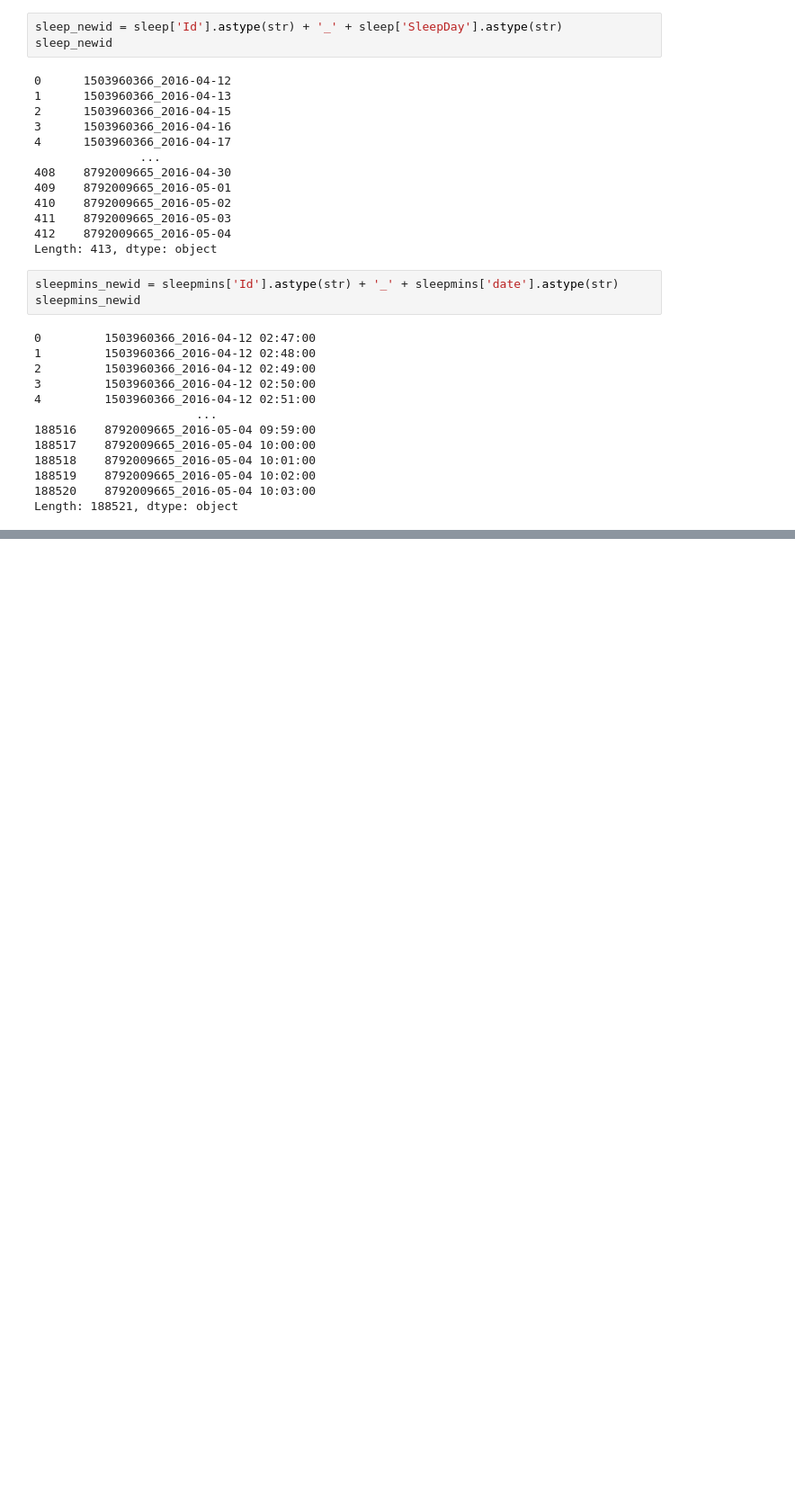
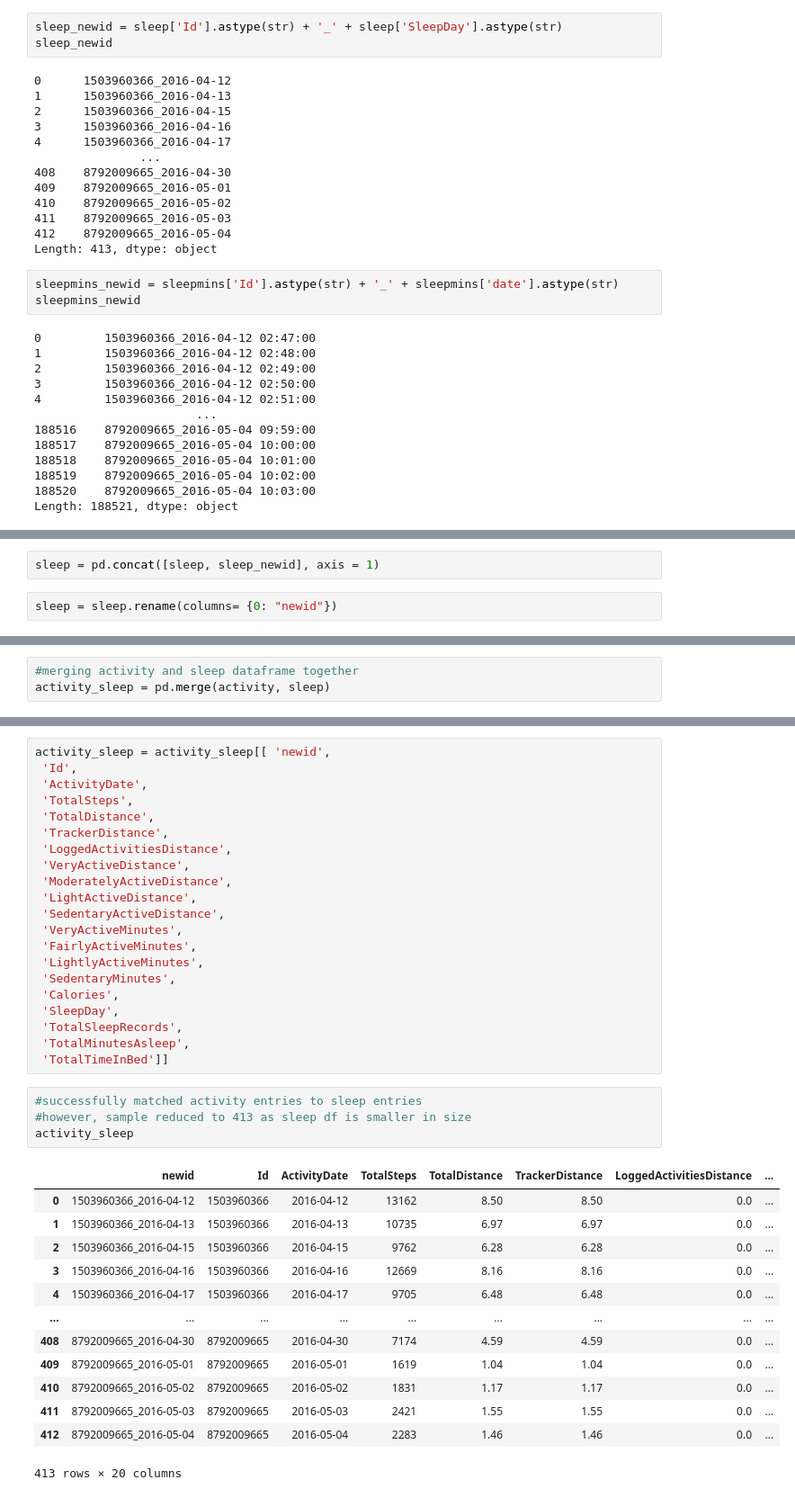
Before and after one commit to undeclairedchanges/exercise-and-sleep-analysis, a Jupyter notebook: Working-esa.ipynb, the cells around one changed output, grey strips where cells are left out. Shown at 90% size. Drawn from its saved outputs; the diff is of its cells as text; blank space fills up the shorter version.

Commit message:
adds code joining activity df and sleep df on new_id

```diff
--- a/Working-esa.ipynb
+++ b/Working-esa.ipynb
@@ -312,0 +316,4 @@ Length: 188521, dtype: object
+# %%
+sleep = pd.concat([sleep, sleep_newid], axis = 1)
+# %%
+sleep = sleep.rename(columns= {0: "newid"})
@@ -312,0 +324,3 @@ Length: 188521, dtype: object
+# %%
+#merging activity and sleep dataframe together
+activity_sleep = pd.merge(activity, sleep)
@@ -312,0 +351,39 @@ Length: 188521, dtype: object
+# %%
+activity_sleep = activity_sleep[[ 'newid',
+ 'Id',
+ 'ActivityDate',
+ 'TotalSteps',
+ 'TotalDistance',
+ 'TrackerDistance',
+ 'LoggedActivitiesDistance',
+ 'VeryActiveDistance',
+ 'ModeratelyActiveDistance',
+ 'LightActiveDistance',
+ 'SedentaryActiveDistance',
+ 'VeryActiveMinutes',
+ 'FairlyActiveMinutes',
+ 'LightlyActiveMinutes',
+ 'SedentaryMinutes',
+ 'Calories',
+ 'SleepDay',
+ 'TotalSleepRecords',
+ 'TotalMinutesAsleep',
+ 'TotalTimeInBed']]
+# %%
+#successfully matched activity entries to sleep entries
+#however, sample reduced to 413 as sleep df is smaller in size
+activity_sleep
+# %% [output]
+|  | newid | Id | ActivityDate | TotalSteps | TotalDistance | TrackerDistance | LoggedActivitiesDistance | ... |
+| 0 | 1503960366_2016-04-12 | 1503960366 | 2016-04-12 | 13162 | 8.50 | 8.50 | 0.0 | ... |
+| 1 | 1503960366_2016-04-13 | 1503960366 | 2016-04-13 | 10735 | 6.97 | 6.97 | 0.0 | ... |
+| 2 | 1503960366_2016-04-15 | 1503960366 | 2016-04-15 | 9762 | 6.28 | 6.28 | 0.0 | ... |
+| 3 | 1503960366_2016-04-16 | 1503960366 | 2016-04-16 | 12669 | 8.16 | 8.16 | 0.0 | ... |
+| 4 | 1503960366_2016-04-17 | 1503960366 | 2016-04-17 | 9705 | 6.48 | 6.48 | 0.0 | ... |
+| ... | ... | ... | ... | ... | ... | ... | ... | ... |
+| 408 | 8792009665_2016-04-30 | 8792009665 | 2016-04-30 | 7174 | 4.59 | 4.59 | 0.0 | ... |
+| 409 | 8792009665_2016-05-01 | 8792009665 | 2016-05-01 | 1619 | 1.04 | 1.04 | 0.0 | ... |
+| 410 | 8792009665_2016-05-02 | 8792009665 | 2016-05-02 | 1831 | 1.17 | 1.17 | 0.0 | ... |
+| 411 | 8792009665_2016-05-03 | 8792009665 | 2016-05-03 | 2421 | 1.55 | 1.55 | 0.0 | ... |
+| 412 | 8792009665_2016-05-04 | 8792009665 | 2016-05-04 | 2283 | 1.46 | 1.46 | 0.0 | ... |
+413 rows × 20 columns
```
Also changed, not shown: parts of 10 cells of this notebook.
